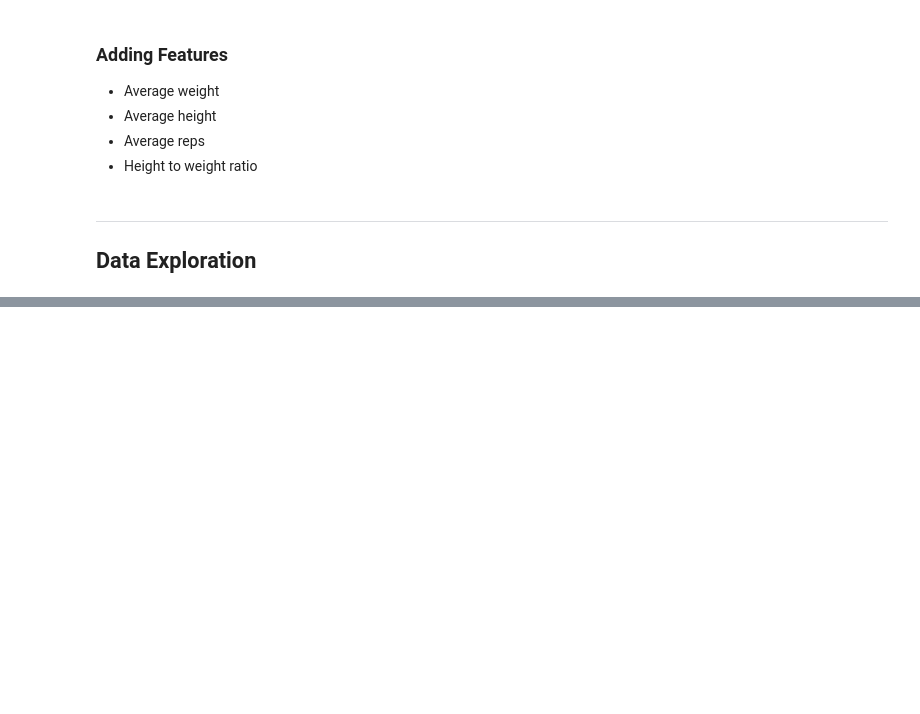
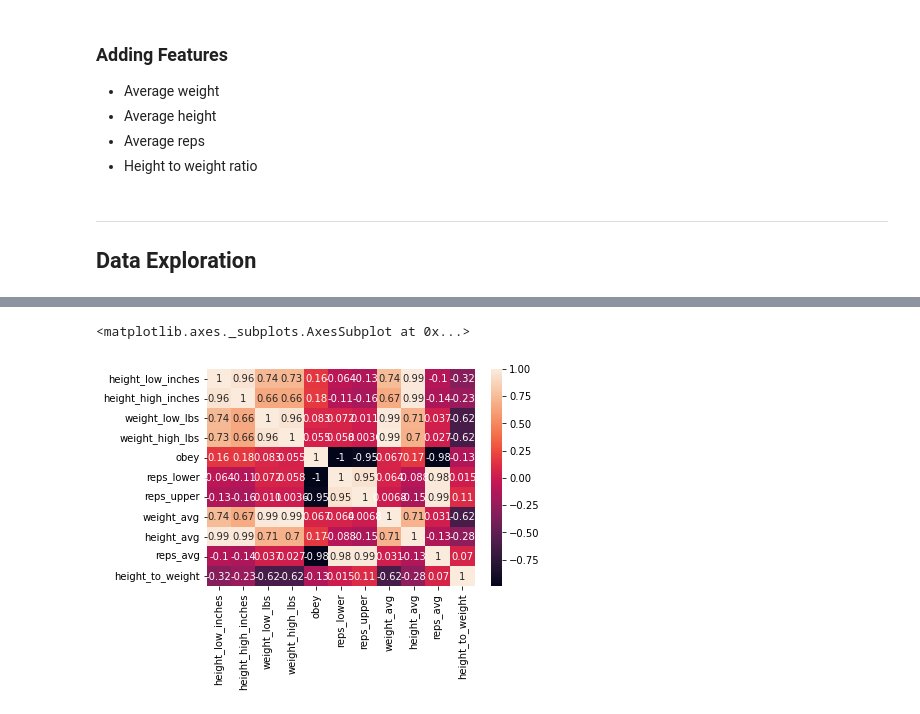
Before and after one commit to OtterBots/CST383_Project, a Jupyter notebook: juli_stuff.ipynb, the cells around one changed output, grey strips where cells are left out. Drawn from its saved outputs; the diff is of its cells as text; code cells hidden in the pictures; blank space fills up the shorter version.

```diff
--- a/juli_stuff.ipynb
+++ b/juli_stuff.ipynb
@@ -140,0 +213,13 @@ dd['height_to_weight'] = dd['height_avg'] / dd['weight_avg']
+# %%
+# Heatmap
+dd_heatmap = dd
+dd_heatmap = dd.drop(columns=['Breed', 'Classification', 'group'])
+
+sns.heatmap(dd_heatmap.corr(), annot=True)
+
+# There is high correlation between 'obey', 'reps_lower', 'reps_higher', and 'reps_avg' (which is the previous two average)
+# What isn't seen on the heatmap is that 'Classification' is also highly correlated.
+# We only need one of them for data exploration.
+# %% [output]
+<matplotlib.axes._subplots.AxesSubplot at 0x...>
+[figure, added]
```
Also changed, not shown: parts of 13 cells of this notebook.
